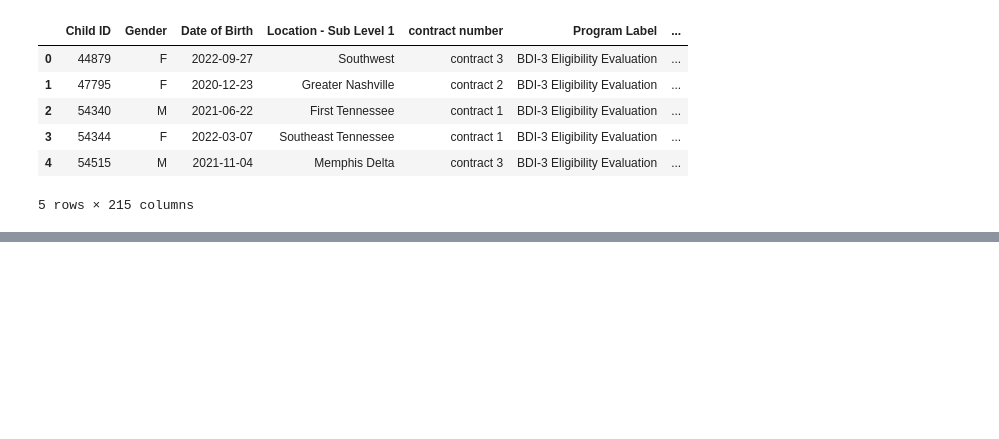
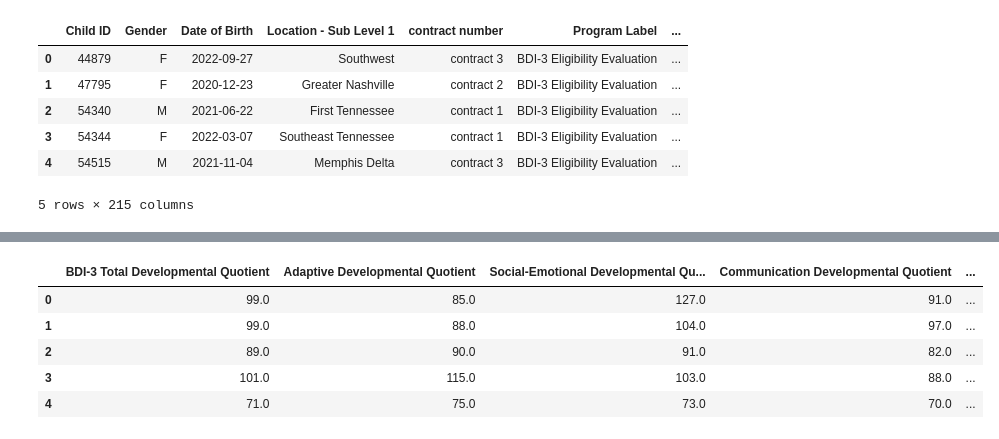
Before and after one commit to NSS-Data-Analytics-Cohort-17/partner-project-japan, a Jupyter notebook: partner_project_Tom_Herbold.ipynb, the cells around one changed output, grey strips where cells are left out. Drawn from its saved outputs; the diff is of its cells as text; code cells hidden in the pictures; blank space fills up the shorter version.

```diff
--- a/partner_project_Tom_Herbold.ipynb
+++ b/partner_project_Tom_Herbold.ipynb
@@ -1033,0 +1057,16 @@ CBI_df.head()
+# %%
+dq_df = CBI_df[['BDI-3 Total Developmental Quotient',
+        'Adaptive Developmental Quotient',
+        'Social-Emotional Developmental Quotient',
+        'Communication Developmental Quotient',
+        'Motor Developmental Quotient',
+        'Cognitive Developmental Quotient']]
+# %%
+dq_df.head()
+# %% [output]
+|  | BDI-3 Total Developmental Quotient | Adaptive Developmental Quotient | Social-Emotional Developmental Qu... | Communication Developmental Quotient | ... |
+| 0 | 99.0 | 85.0 | 127.0 | 91.0 | ... |
+| 1 | 99.0 | 88.0 | 104.0 | 97.0 | ... |
+| 2 | 89.0 | 90.0 | 91.0 | 82.0 | ... |
+| 3 | 101.0 | 115.0 | 103.0 | 88.0 | ... |
+| 4 | 71.0 | 75.0 | 73.0 | 70.0 | ... |
```
Also changed, not shown: parts of 18 cells of this notebook.
